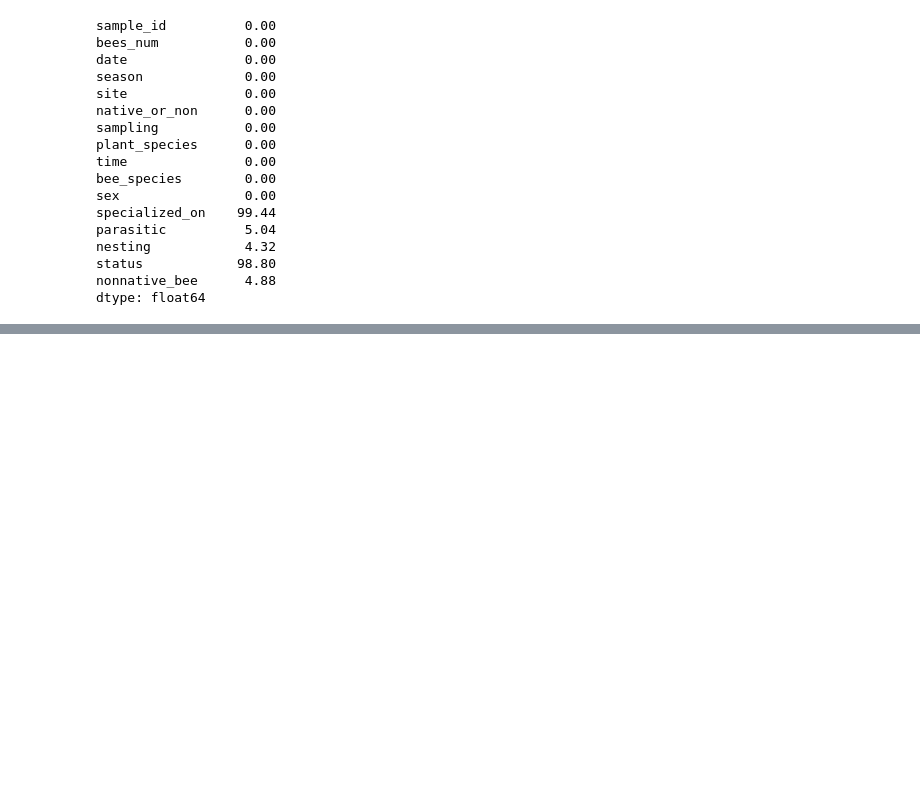
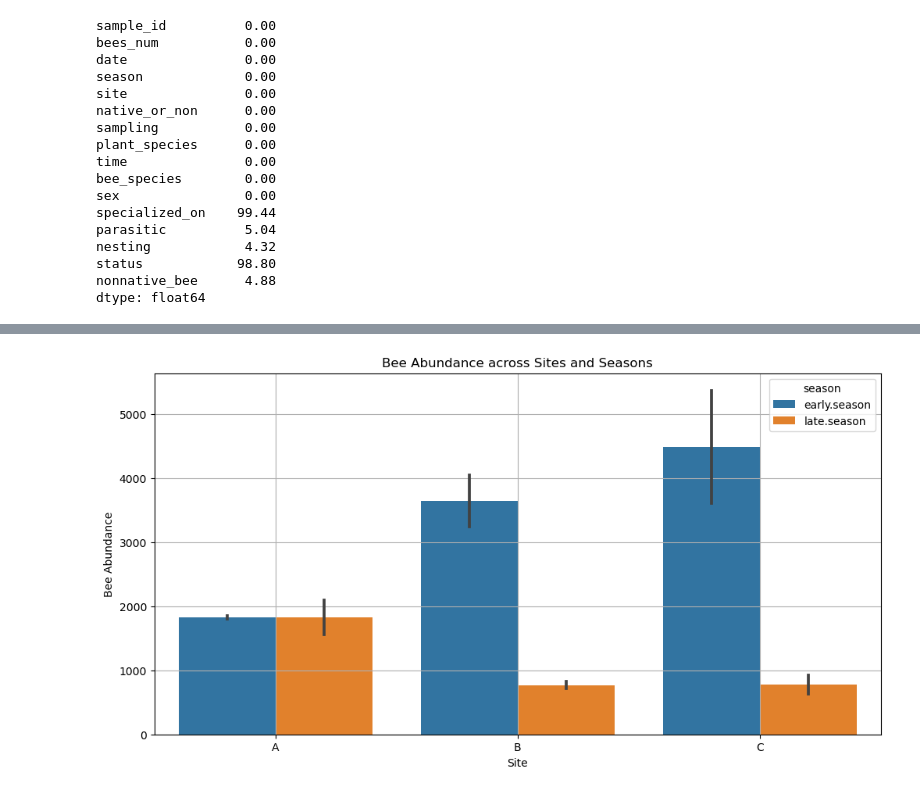
Before and after one commit to MukhammadSobirov/plants_and_bees, a Jupyter notebook: notebook.ipynb, the cells around one changed output, grey strips where cells are left out. Saved outputs shown, nothing was run; the diff lists cells and outputs as text; code cells hidden in the pictures; blank space fills up the shorter version.

Commit message:
perform bee abundance and species richness analysis

```diff
--- a/notebook.ipynb
+++ b/notebook.ipynb
@@ -151,0 +201,14 @@ df['nonnative_bee'].value_counts().plot(kind='bar')
+# %%
+# Calculate the total bee abundance:
+
+bee_abundance = df.groupby(['season', 'site', 'native_or_non'])['bees_num'].sum().reset_index()
+
+plt.figure(figsize=(12, 6))
+sns.barplot(x='site', y='bees_num', hue='season', data=bee_abundance)
+plt.title('Bee Abundance across Sites and Seasons')
+plt.xlabel('Site')
+plt.ylabel('Bee Abundance')
+plt.grid()
+plt.show()
+# %% [output]
+[figure, added]
```
Also changed, not shown: parts of 19 cells of this notebook.
